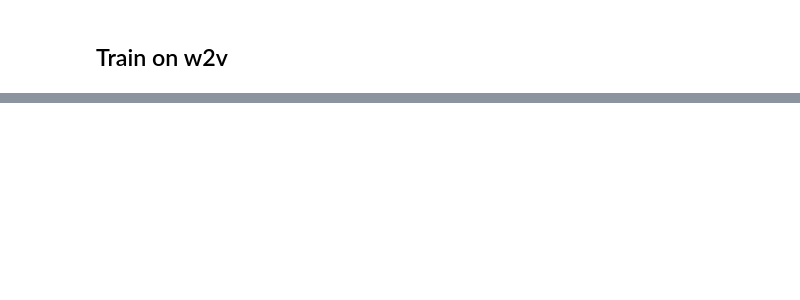
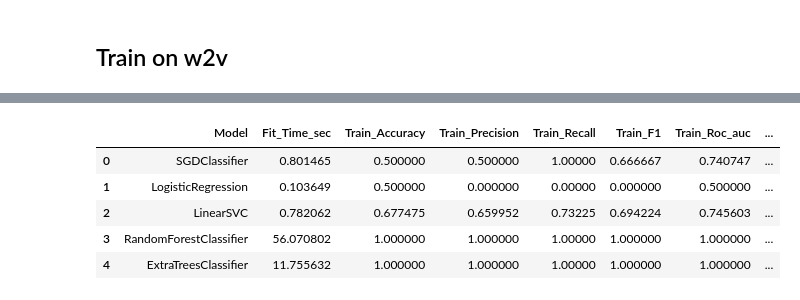
Before and after one commit to Swar028363/sentiment_analysis, a Jupyter notebook: notebooks/04_sentiment_modeling.ipynb, the cells around one changed output, grey strips where cells are left out. Saved outputs shown, nothing was run; the diff lists cells and outputs as text; code cells hidden in the pictures; blank space fills up the shorter version.

```diff
--- a/notebooks/04_sentiment_modeling.ipynb
+++ b/notebooks/04_sentiment_modeling.ipynb
@@ -51,4 +59,6 @@ target = "sentiment"
 # %%
 countVectorized = load_npz("../data/interim/count_vectorized_reviwes.npz")
 tfidfVectorized = load_npz("../data/interim/tfidf_vectorized_reviwes.npz")
+w2vVectorized = np.load("../data/interim/w2v_review_vecs.npy")
+ftVectorized = np.load("../data/interim/ft_review_vecs.npy")
 # %%
@@ -83,3 +106,5 @@ tfidf_X_train, tfidf_X_test, tfidf_y_train, tfidf_y_test = train_test_split(tfid
 tfidf_X_train.shape, tfidf_X_test.shape, tfidf_y_train.shape, tfidf_y_test.shape
 # %% [output]
 ((40000, 20000), (10000, 20000), (40000,), (10000,))
+# %%
+w2v_X_train, w2v_X_test, w2v_y_train, w2v_y_test = train_test_split(w2vVectorized, y, test_size=test_size, stratify=y)
@@ -267,2 +318,16 @@ tfidf_cv_results
 # %% [markdown]
 ## Train on w2v
+# %%
+models = {
+    'SGDClassifier': SGDClassifier(loss='log_loss', max_iter=1000, random_state=42),
+    "LogisticRegression": LogisticRegression(random_state=42, max_iter=1000),
+    "LinearSVC": LinearSVC(random_state=42, max_iter=5000),
+    "RandomForestClassifier": RandomForestClassifier(random_state=42, n_jobs=-1),
+    "ExtraTreesClassifier": ExtraTreesClassifier(random_state=42, n_jobs=-1),
+}
+scoring_metrics = [
+    'accuracy', 'precision', 'recall', 'f1', 'roc_auc'
+]
+
+folds = 5
+cv_strategy = KFold(n_splits=folds, shuffle=True, random_state=42)
@@ -268,0 +348,7 @@ tfidf_cv_results
+# %%
+w2v_models, w2v_results = train_and_eval_models(
+    data=(w2v_X_train, w2v_X_test, w2v_y_train, w2v_y_test),
+    models=models.copy()
+)
+save_data_csv(w2v_results, "../results/metrics/w2v_results.csv")
+save_pickle(w2v_models, "../models/w2v_models.pkl")
@@ -268,0 +363,9 @@ tfidf_cv_results
+# %%
+w2v_results
+# %% [output]
+|  | Model | Fit_Time_sec | Train_Accuracy | Train_Precision | Train_Recall | Train_F1 | Train_Roc_auc | ... |
+| 0 | SGDClassifier | 0.801465 | 0.500000 | 0.500000 | 1.00000 | 0.666667 | 0.740747 | ... |
+| 1 | LogisticRegression | 0.103649 | 0.500000 | 0.000000 | 0.00000 | 0.000000 | 0.500000 | ... |
+| 2 | LinearSVC | 0.782062 | 0.677475 | 0.659952 | 0.73225 | 0.694224 | 0.745603 | ... |
+| 3 | RandomForestClassifier | 56.070802 | 1.000000 | 1.000000 | 1.00000 | 1.000000 | 1.000000 | ... |
+| 4 | ExtraTreesClassifier | 11.755632 | 1.000000 | 1.000000 | 1.00000 | 1.000000 | 1.000000 | ... |
```
Also changed, not shown: parts of 26 cells of this notebook.
